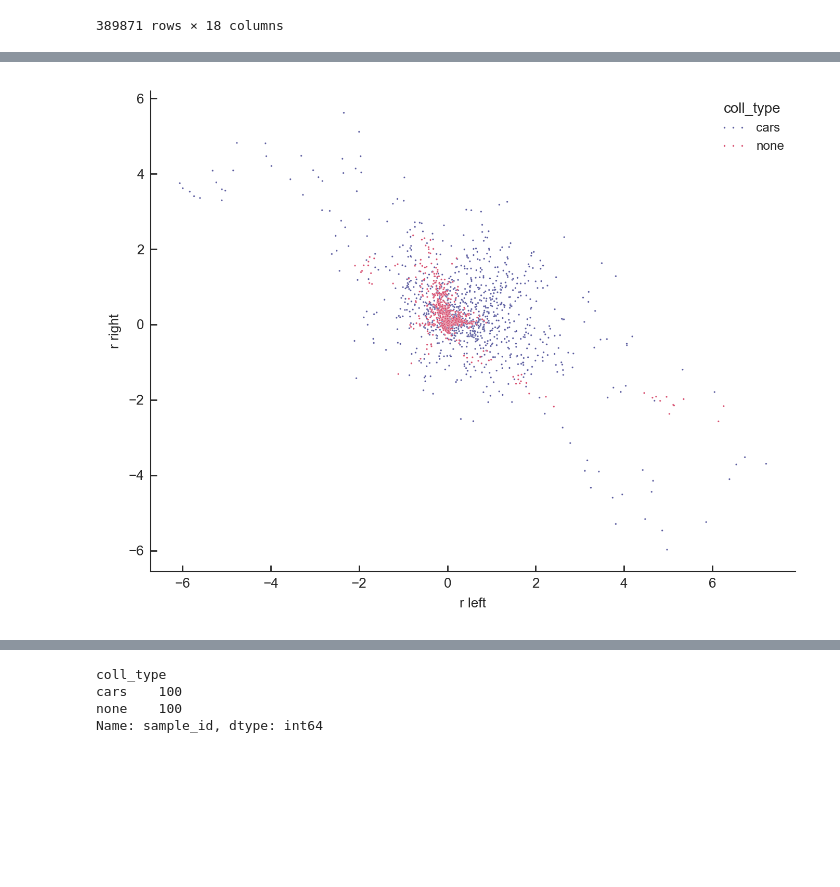
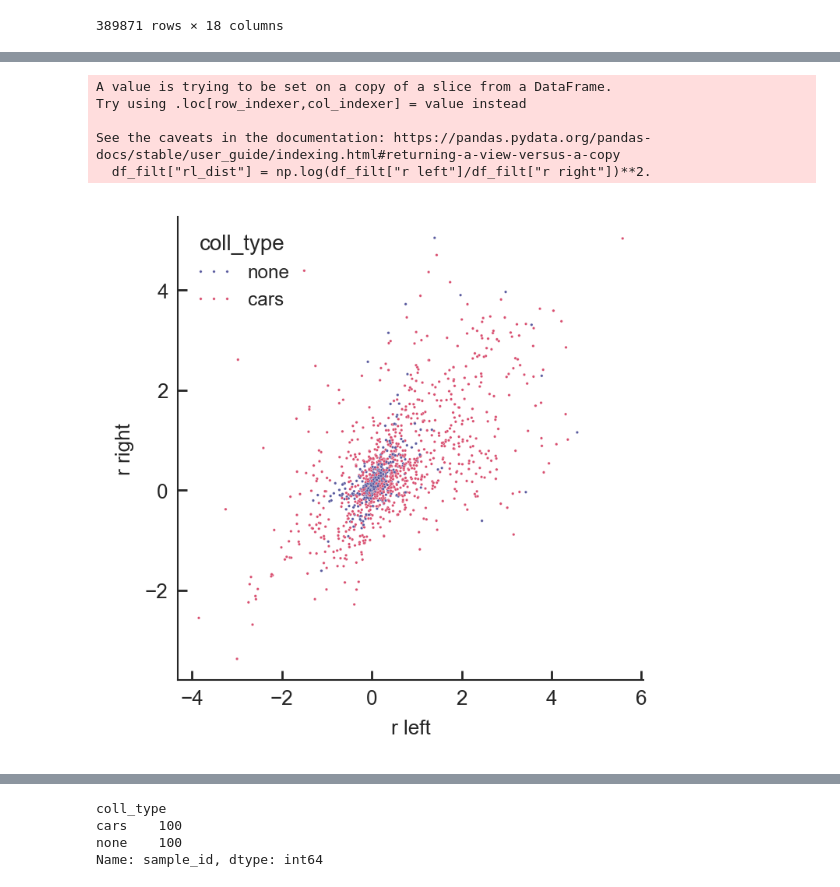
Before and after one commit to FabianSchubert/Bio-Inspired-Event-Based-Looming-Object-Detection-for-Automotive-Collision-Avoidance, a Jupyter notebook: experiments/car_crash_dataset/gen_results.ipynb, the cells around one changed output, grey strips where cells are left out. Cells and saved outputs as stored; diff of their text form; code cells hidden in the pictures; blank space fills up the shorter version.

```diff
--- a/experiments/car_crash_dataset/gen_results.ipynb
+++ b/experiments/car_crash_dataset/gen_results.ipynb
@@ -230,6 +230,24 @@ df_agg = df_filt[["sample_id", "coll_type", "time", "r left", "r right"]].groupb
-# %%
-sns.scatterplot(data=df_agg, x="r left", y="r right", hue="coll_type", s=1)
-plt.show()
-# %% [output]
-[figure, removed]
+# %%
+df_filt = df_responses[
+    (df_responses["time"] >= -200)
+    & (df_responses["time"] <= 0)
+    & (df_responses["tile_idx_y"] == 1)
+    & (df_responses["tile_idx_x"] == 1)
+]
+
+df_filt["rl_dist"] = np.log(df_filt["r left"]/df_filt["r right"])**2.
+
+#df_agg = df_filt[["sample_id", "coll_type", "time", "r left", "r right"]].groupby(["sample_id", "coll_type", "time"]).agg('mean').reset_index()
+
+fig, ax = plt.subplots(figsize=(TEXT_WIDTH*0.5, TEXT_WIDTH*0.5))
+
+sns.scatterplot(data=df_filt, x="r left", y="r right", hue="coll_type", s=1, ax=ax)
+plt.show()
+# %% [output]
+A value is trying to be set on a copy of a slice from a DataFrame.
+Try using .loc[row_indexer,col_indexer] = value instead
+
+See the caveats in the documentation: https://pandas.pydata.org/pandas-docs/stable/user_guide/indexing.html#returning-a-view-versus-a-copy
+  df_filt["rl_dist"] = np.log(df_filt["r left"]/df_filt["r right"])**2.
+[figure, added]
 # %%
```
Also changed, not shown: parts of 6 cells of this notebook, 1 other file.
